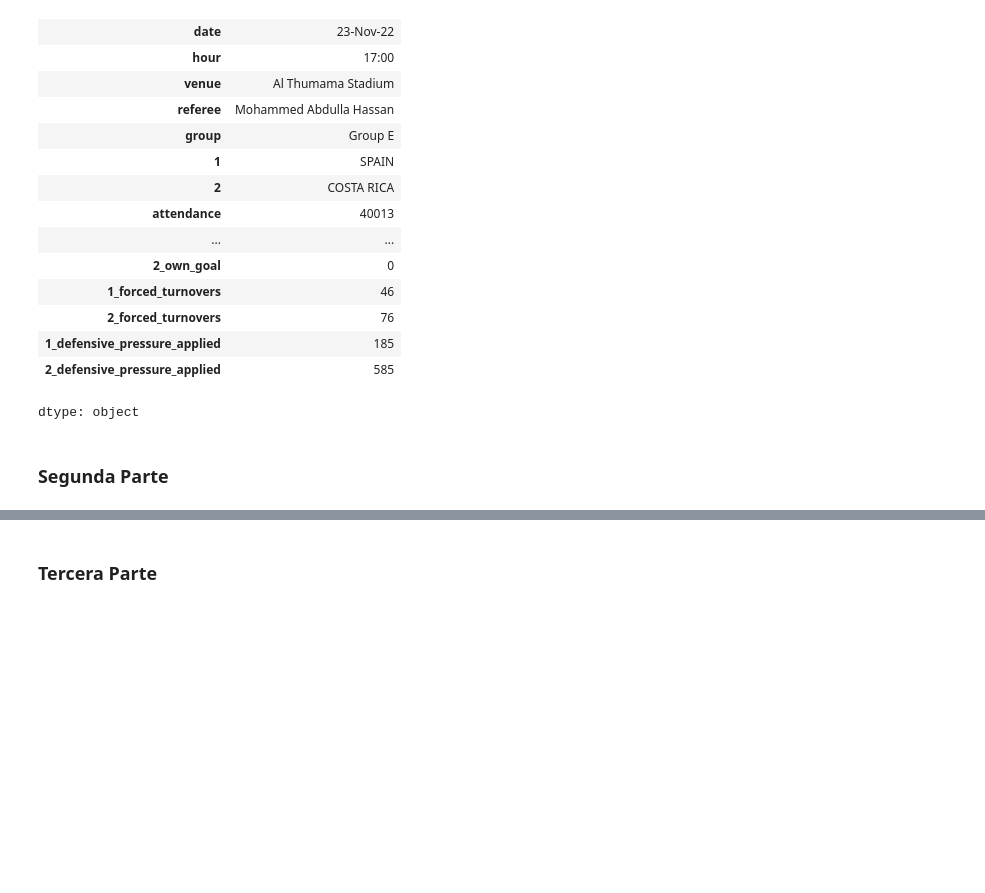
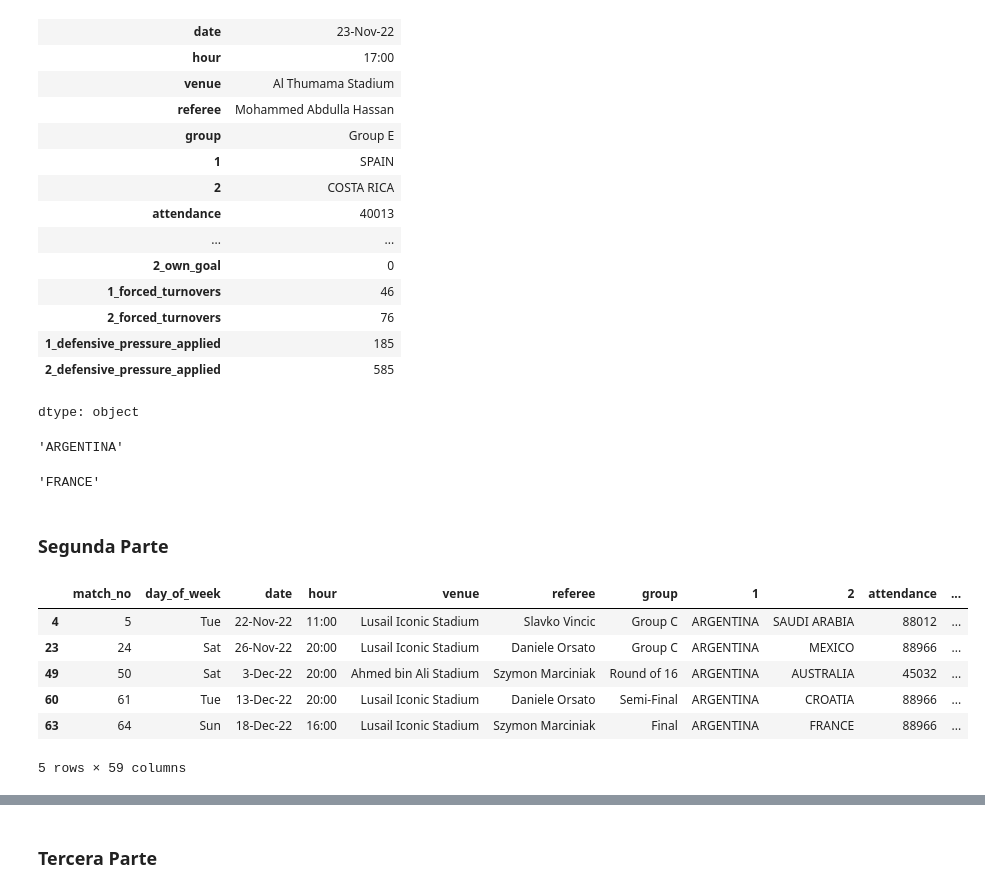
Before and after one commit to sabiojuancruz/mundial-qatar-2022, a Jupyter notebook: mundial_qatar_2022.ipynb, the cells around one changed output, grey strips where cells are left out. Saved outputs shown, nothing was run; the diff lists cells and outputs as text; code cells hidden in the pictures; blank space fills up the shorter version.

```diff
--- a/mundial_qatar_2022.ipynb
+++ b/mundial_qatar_2022.ipynb
@@ -122,3 +116,39 @@ dtype: object
+# %%
+# Cual es la selección que mas penales metió?
+# Completar
+penales1 = mundial["1_panelties_scored"]
+penales2 = mundial["2_panelties_scored"]
+equipos1 = mundial["1"]
+equipos2 = mundial["2"]
+
+penales_equipos1 = pd.concat([equipos1, penales1], axis=1).groupby(by="1").sum()
+penales_equipos2 = pd.concat([equipos2, penales2], axis=1).rename(columns = {'2':'1'}).groupby(by="1").sum()
+
+penales_equipos = pd.merge(penales_equipos1, penales_equipos2, how='inner', on='1').groupby(by="1").sum()
+penales_totales = penales_equipos['1_panelties_scored'] + penales_equipos['2_panelties_scored']
+
+mas_penales = penales_totales.idxmax()
+mas_penales
+# %% [output]
+'ARGENTINA'
+# %%
+# Cual es la selección que mas penales le hicieron?
+# Completar
+penales1 = mundial["1_panelties_scored"]
+penales2 = mundial["2_panelties_scored"]
+equipos1 = mundial["1"]
+equipos2 = mundial["2"]
+
+penales_en_contra_equipos1 = pd.concat([equipos1, penales2], axis=1).groupby(by="1").sum()
+penales_en_contra_equipos2 = pd.concat([equipos2, penales1], axis=1).rename(columns = {'2':'1'}).groupby(by="1").sum()
+
+penales_en_contra_equipos = pd.merge(penales_en_contra_equipos1, penales_en_contra_equipos2, how='inner', on='1').groupby(by="1").sum()
+penales_totales = penales_en_contra_equipos['1_panelties_scored'] + penales_en_contra_equipos['2_panelties_scored']
+
+mas_penales_en_contra = penales_totales.idxmax()
+mas_penales_en_contra
+# %% [output]
+'FRANCE'
 # %% [markdown]
 ### Segunda Parte
 # %%
@@ -126,8 +156,17 @@ equipo : str = "ARGENTINA"
 # %%
 # Seleccionar todos los partidos que jugo el equipo de "local"
 # Completar
 
-filtroLocal : pd.Series =
+filtroLocal : pd.Series = mundial.loc[mundial['1'] == equipo]
+filtroLocal
+# %% [output]
+|  | match_no | day_of_week | date | hour | venue | referee | group | 1 | 2 | attendance | ... |
+| 4 | 5 | Tue | 22-Nov-22 | 11:00 | Lusail Iconic Stadium | Slavko Vincic | Group C | ARGENTINA | SAUDI ARABIA | 88012 | ... |
+| 23 | 24 | Sat | 26-Nov-22 | 20:00 | Lusail Iconic Stadium | Daniele Orsato | Group C | ARGENTINA | MEXICO | 88966 | ... |
+| 49 | 50 | Sat | 3-Dec-22 | 20:00 | Ahmed bin Ali Stadium | Szymon Marciniak | Round of 16 | ARGENTINA | AUSTRALIA | 45032 | ... |
+| 60 | 61 | Tue | 13-Dec-22 | 20:00 | Lusail Iconic Stadium | Daniele Orsato | Semi-Final | ARGENTINA | CROATIA | 88966 | ... |
+| 63 | 64 | Sun | 18-Dec-22 | 16:00 | Lusail Iconic Stadium | Szymon Marciniak | Final | ARGENTINA | FRANCE | 88966 | ... |
+5 rows × 59 columns
 # %%
 # Seleccionar todos los partidos que jugo el equipo de "visitante"
 # Completar
```
Also changed, not shown: parts of 7 cells of this notebook.
